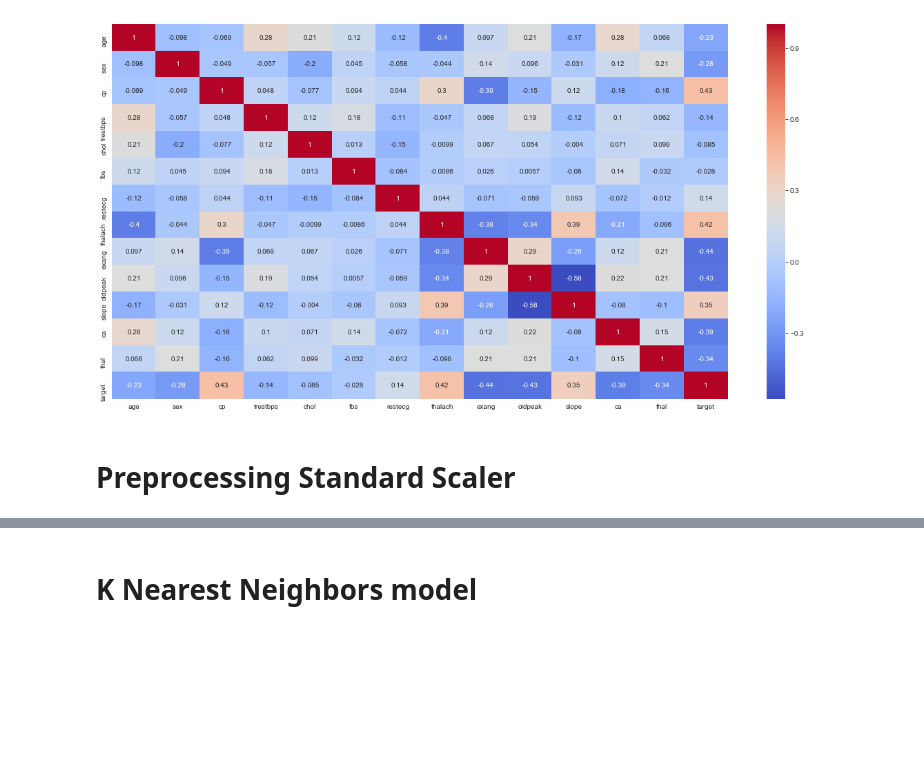
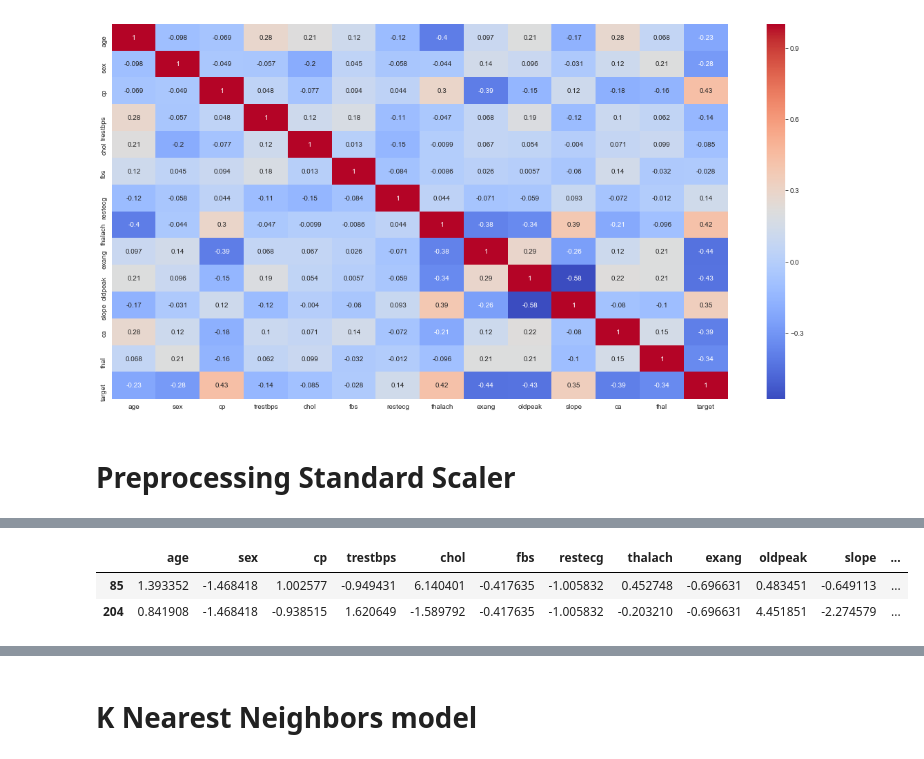
Before and after one commit to jin6621/Projects, a Jupyter notebook: heart_disease_predictive/heart_disease_analysis.ipynb, the cells around one changed output, grey strips where cells are left out. Cells and saved outputs as stored; diff of their text form; code cells hidden in the pictures; blank space fills up the shorter version.

```diff
--- a/heart_disease_predictive/heart_disease_analysis.ipynb
+++ b/heart_disease_predictive/heart_disease_analysis.ipynb
@@ -110,0 +148,8 @@ y = data.iloc[:,-1]
+# %%
+ #Below is the row of outliers
+
+X[(X.loc[:,'chol'] > 4) | (X.loc[:,'chol'] < -4) | (X.loc[:,'oldpeak'] > 4) | (X.loc[:,'oldpeak'] < -4)]
+# %% [output]
+|  | age | sex | cp | trestbps | chol | fbs | restecg | thalach | exang | oldpeak | slope | ... |
+| 85 | 1.393352 | -1.468418 | 1.002577 | -0.949431 | 6.140401 | -0.417635 | -1.005832 | 0.452748 | -0.696631 | 0.483451 | -0.649113 | ... |
+| 204 | 0.841908 | -1.468418 | -0.938515 | 1.620649 | -1.589792 | -0.417635 | -1.005832 | -0.203210 | -0.696631 | 4.451851 | -2.274579 | ... |
```
Also changed, not shown: parts of 36 cells of this notebook.
